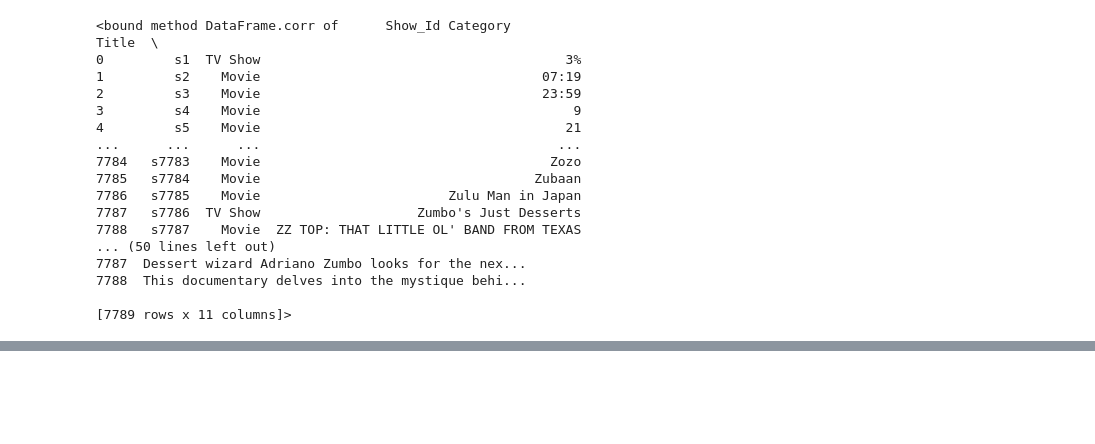
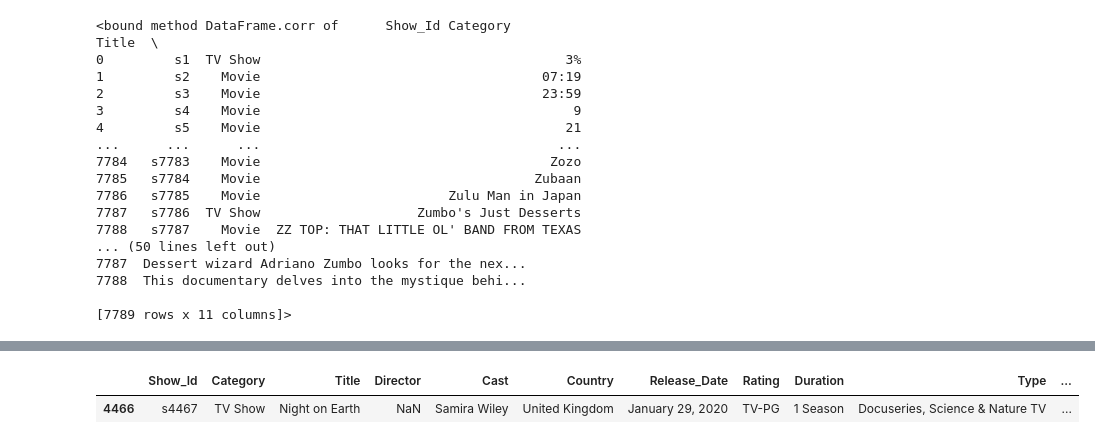
Before and after one commit to HrydeyBhatti/Exploratory-Data-Analysis-Netflix-Dataset, a Jupyter notebook: eda.ipynb, the cells around one changed output, grey strips where cells are left out. Cells and saved outputs as stored; diff of their text form; code cells hidden in the pictures; blank space fills up the shorter version.

```diff
--- a/eda.ipynb
+++ b/eda.ipynb
@@ -135,0 +203,7 @@ ValueError: could not convert string to float: 's1'
+# %%
+#Searching for a specific Movie Title
+df[df['Title'].isin(['Night on Earth'])]
+#Can also use str.contains for finding specific words within value
+# %% [output]
+|  | Show_Id | Category | Title | Director | Cast | Country | Release_Date | Rating | Duration | Type | ... |
+| 4466 | s4467 | TV Show | Night on Earth | NaN | Samira Wiley | United Kingdom | January 29, 2020 | TV-PG | 1 Season | Docuseries, Science & Nature TV | ... |
```
Also changed, not shown: parts of 16 cells of this notebook.
